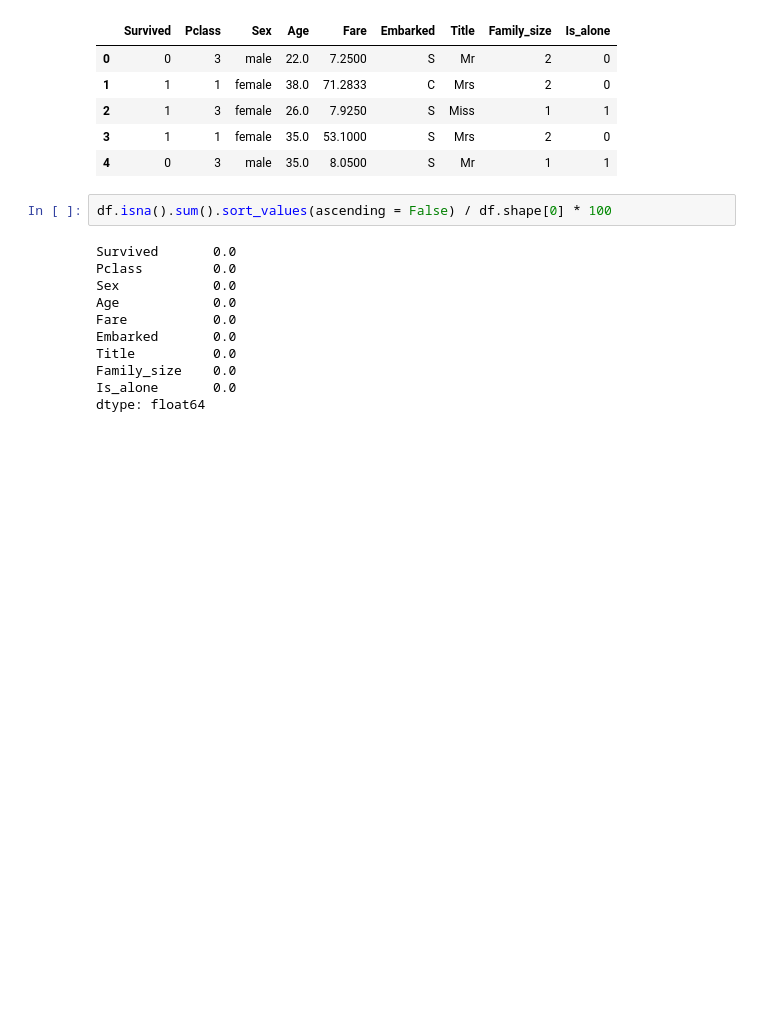
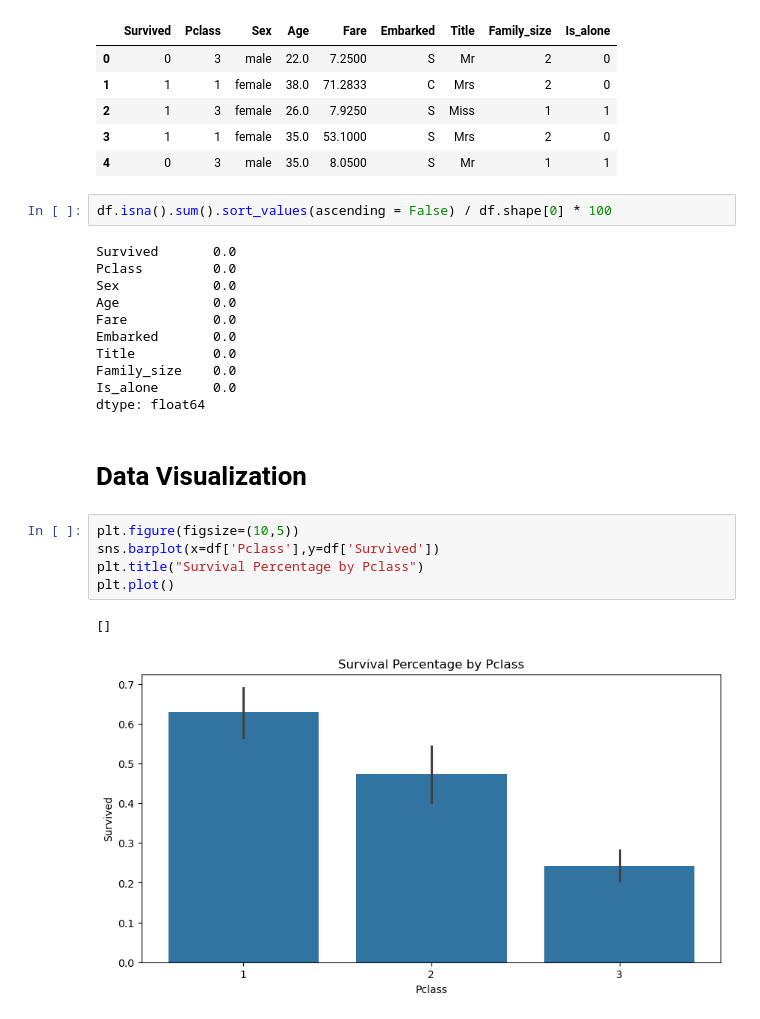
Before and after one commit to SahilInstinct/ML-learnings, a Jupyter notebook: Tinatic_preprocessing.ipynb, the cells around one changed output. Saved outputs shown, nothing was run; the diff lists cells and outputs as text; blank space fills up the shorter version.

Commit message:
Visualization 1.0

```diff
--- a/Tinatic_preprocessing.ipynb
+++ b/Tinatic_preprocessing.ipynb
@@ -199,3 +199,13 @@ Title          0.0
 Family_size    0.0
 Is_alone       0.0
 dtype: float64
+# %% [markdown]
+# Data Visualization
+# %%
+plt.figure(figsize=(10,5))
+sns.barplot(x=df['Pclass'],y=df['Survived'])
+plt.title("Survival Percentage by Pclass")
+plt.plot()
+# %% [output]
+[]
+[figure, added]
```
Also changed, not shown: parts of 5 cells of this notebook.
